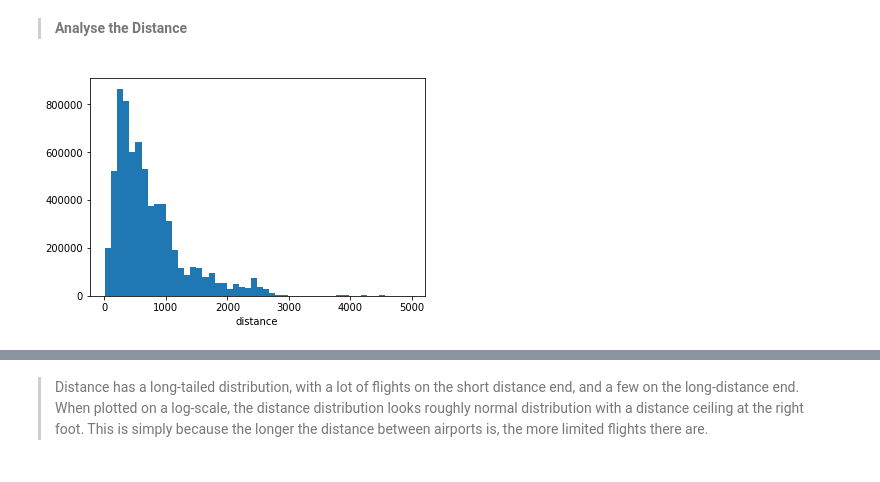
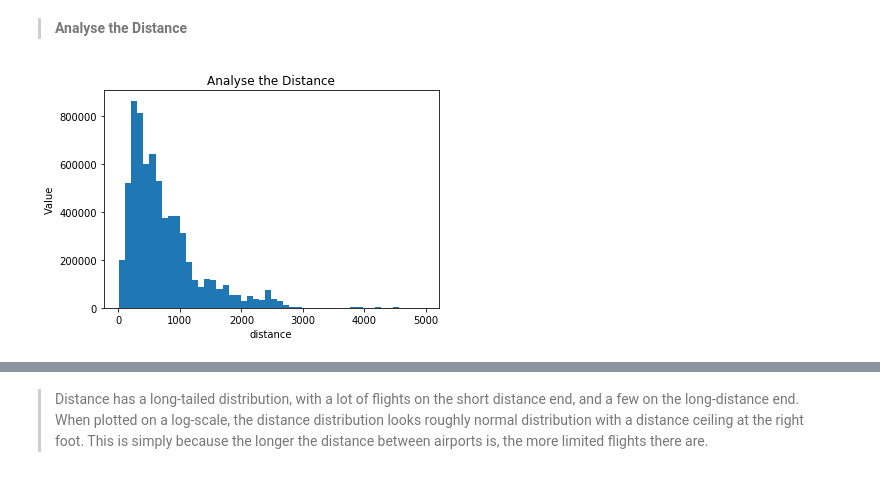
Before and after one commit to ManalAlkallas/Ford_GoBike_Analysis, a Jupyter notebook: USA_Flight_Exploration_Analysis.ipynb, the cells around one changed output, grey strips where cells are left out. Cells and saved outputs as stored; diff of their text form; code cells hidden in the pictures.

```diff
--- a/USA_Flight_Exploration_Analysis.ipynb
+++ b/USA_Flight_Exploration_Analysis.ipynb
@@ -632,9 +634,11 @@ plt.title("Delayed Flights ratio");
 > **Analyse the Distance**
 # %%
 plt.hist(data = df_clean, x = "Distance", bins = 50)
-plt.xlabel("distance");
+plt.ylabel("Value")
+plt.xlabel("distance")
+plt.title("Analyse the Distance");
 # %% [output]
-[figure, old version]
+[figure, new version]
 # %%
 # The extremely high values  should be paid more attention. These can be outliers.
 df_clean[df_clean.Distance > 3500].sample(5)
```
Also changed, not shown: parts of 12 cells of this notebook, 10 other files.
